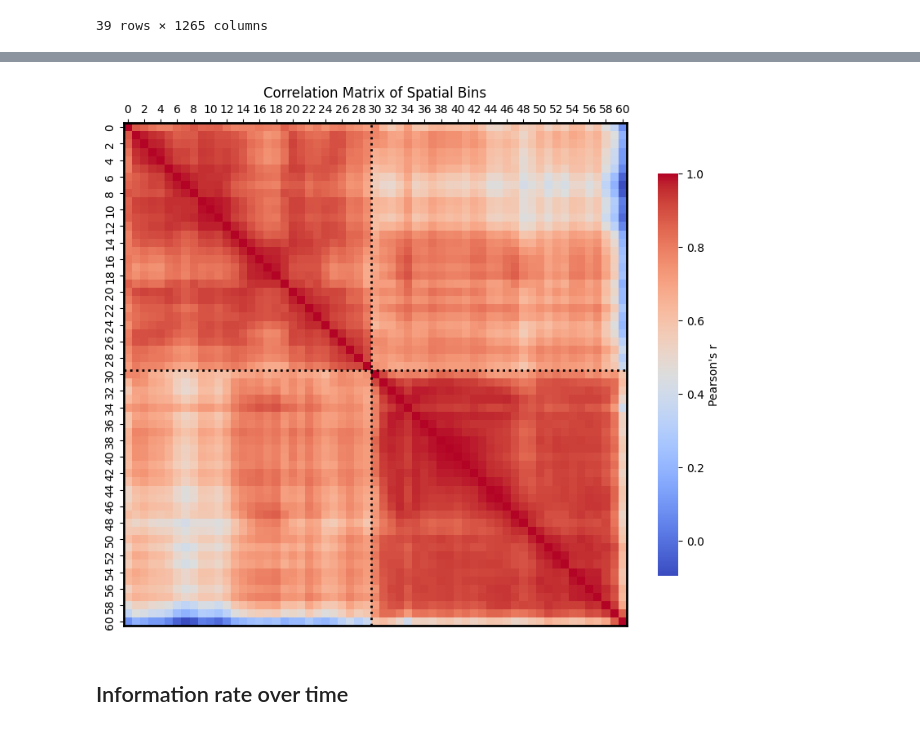
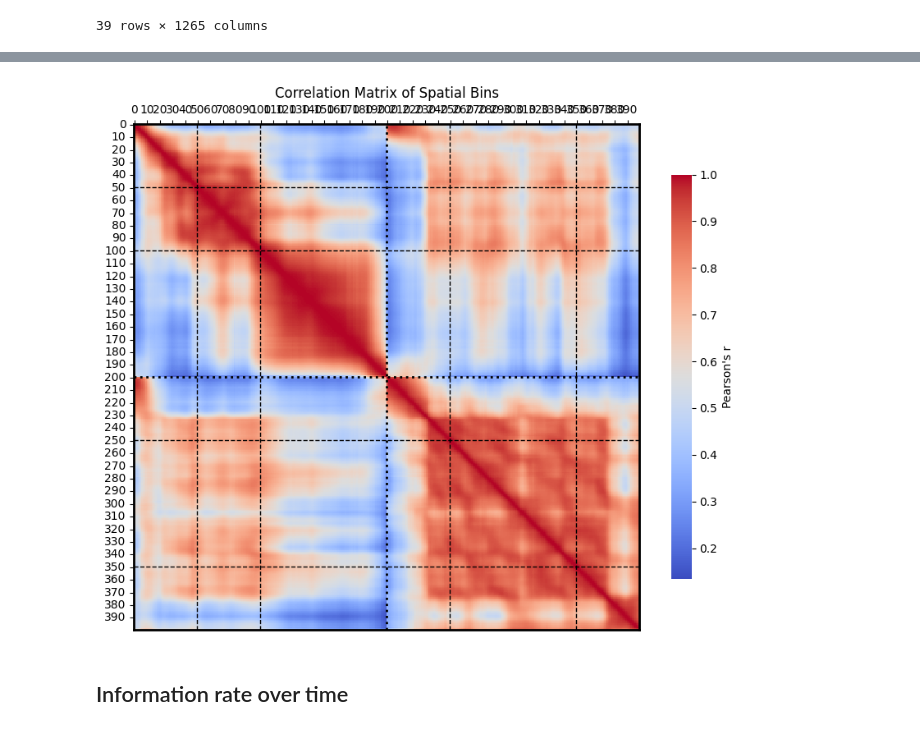
Before and after one commit to Anneser/SpatialInformation, a Jupyter notebook: scripts/03_LocationDecoding.ipynb, the cells around one changed output, grey strips where cells are left out. Cells and saved outputs as stored; diff of their text form; code cells hidden in the pictures.

```diff
--- a/scripts/03_LocationDecoding.ipynb
+++ b/scripts/03_LocationDecoding.ipynb
@@ -73,7 +70,7 @@ https://www.geeksforgeeks.org/information-gain-and-mutual-information-for-machin
 # %%
 # for acquisitions after 2025/07, run this box:
 
-dff, bh = si.load_data(Path('..\\data\\processed_datasets\\20250828_1300_DcRight\\'))
+dff, bh = si.load_data(Path('..\\data\\processed_datasets\\20251030_Dc_1\\'))
 
 bh.columns = ['timestamp', 'trial', 'trial index', 'X', 'Y', 'velocity',
        'tail tracking framecount']
@@ -81,7 +78,7 @@ bh.columns = ['timestamp', 'trial', 'trial index', 'X', 'Y', 'velocity',
 #dff = dff[0:38000]
 #bh = bh[0:38000]
 
-results_df = si.trials_over_time(dff, bh, n_bins=30) # 30
+results_df = si.trials_over_time(dff, bh, n_bins=100) # 30
 
 X, (y_bins, y_corridors) = si.format_for_ann(results_df)
 # %% [output]
@@ -818,32 +842,44 @@ sns.heatmap(corr_matrix, cmap='coolwarm', annot=False, square=True,
 # %%
-features, bin_values, _ = dc.create_templates(dff_clean, bh_clean, average=True)
+#features, bin_values, _ = dc.create_templates(dff_clean, bh_clean, average=True)
+features, bin_values, _ = dc.create_templates(np.array(dff), np.array(bh[["X", "Y", "trial", "timestamp"]]), n_bins=200, average=True)
 # %%
 corr_matrix = pd.DataFrame(features).T.corr()
 fig, ax = plt.subplots(figsize=(10, 8))
 res = sns.heatmap(corr_matrix, cmap='coolwarm', annot=False, square=True,
               cbar_kws={"shrink": 0.8,
                         "label": "Pearson's r"},
               ax=ax,
               linecolor='white',)
 
 # Add black dotted lines between columns 29 and 30
-ax.axhline(30, color='k', linestyle=':', linewidth=2)
-ax.axvline(30, color='k', linestyle=':', linewidth=2)
+ax.axhline(200, color='k', linestyle=':', linewidth=2)
+ax.axvline(200, color='k', linestyle=':', linewidth=2)
+
+ax.axhline(50, color='k', linestyle='--', linewidth=1)
+ax.axvline(50, color='k', linestyle='--', linewidth=1)
+ax.axhline(100, color='k', linestyle='--', linewidth=1)
+ax.axvline(100, color='k', linestyle='--', linewidth=1)
+
+ax.axhline(250, color='k', linestyle='--', linewidth=1)
+ax.axvline(250, color='k', linestyle='--', linewidth=1)
+ax.axhline(350, color='k', linestyle='--', linewidth=1)
+ax.axvline(350, color='k', linestyle='--', linewidth=1)
+
 ax.xaxis.tick_top()
 ax.title.set_text("Correlation Matrix of Spatial Bins")
 
 
 # Drawing the frame
 for _, spine in res.spines.items():
     spine.set_visible(True)
     spine.set_linewidth(2)
     spine.set_linestyle("solid")
 
 # show plot
 #plt.savefig("../results/20241011_Dl3_CorrelationMatrix.svg")
 plt.show()
 # %% [output]
-[figure, old version]
+[figure, new version]
 # %% [markdown]
 ## Information rate over time
 # %% [markdown]
```
Also changed, not shown: parts of 19 cells of this notebook, 4 other files.
